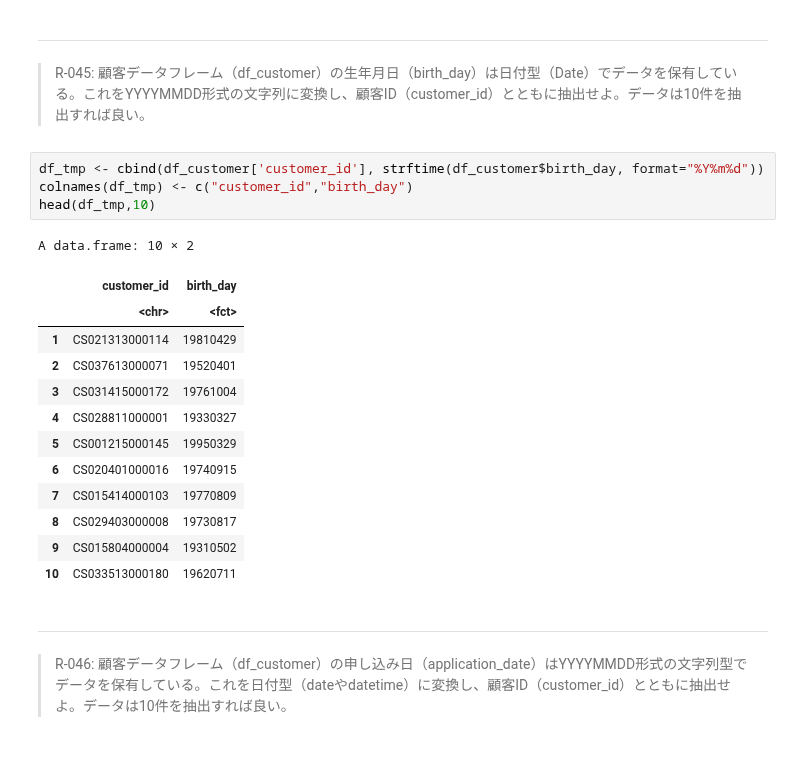
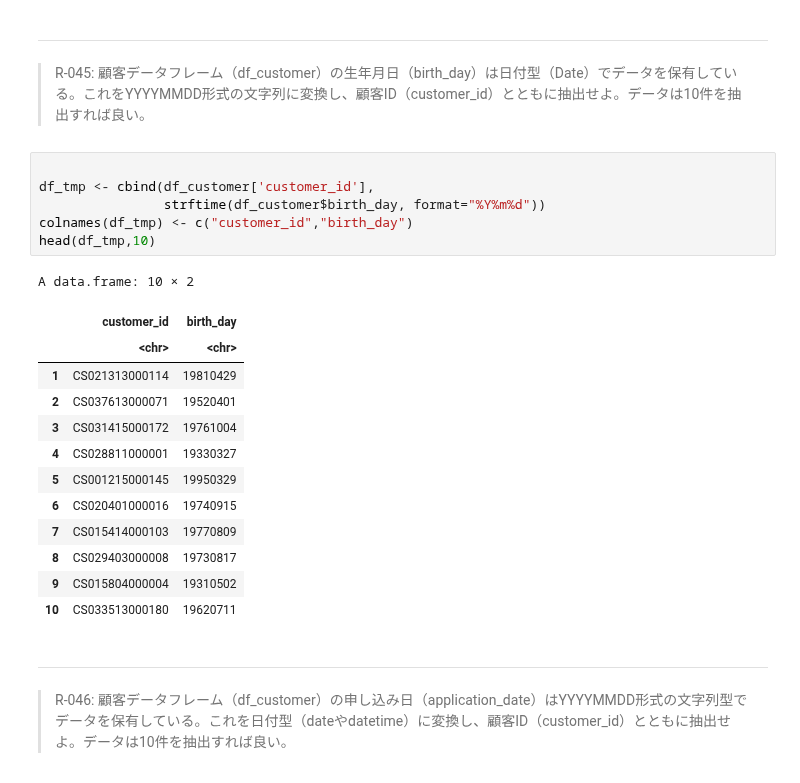
Before and after one commit to The-Japan-DataScientist-Society/100knocks-preprocess, a Jupyter notebook: docker/work/answer/ans_preprocess_knock_R.ipynb, the cells around one changed output. Saved outputs shown, nothing was run; the diff lists cells and outputs as text.

```diff
--- a/docker/work/answer/ans_preprocess_knock_R.ipynb
+++ b/docker/work/answer/ans_preprocess_knock_R.ipynb
@@ -1111,13 +1119,15 @@ A tibble: 27 × 3
 ---
 > R-045: 顧客データフレーム（df_customer）の生年月日（birth_day）は日付型（Date）でデータを保有している。これをYYYYMMDD形式の文字列に変換し、顧客ID（customer_id）とともに抽出せよ。データは10件を抽出すれば良い。
 # %%
-df_tmp <- cbind(df_customer['customer_id'], strftime(df_customer$birth_day, format="%Y%m%d"))
+
+df_tmp <- cbind(df_customer['customer_id'],
+                strftime(df_customer$birth_day, format="%Y%m%d"))
 colnames(df_tmp) <- c("customer_id","birth_day")
 head(df_tmp,10)
 # %% [output]
 A data.frame: 10 × 2
 |  | customer_id | birth_day |
-|  | <chr> | <fct> |
+|  | <chr> | <chr> |
 | 1 | CS021313000114 | 19810429 |
 | 2 | CS037613000071 | 19520401 |
 | 3 | CS031415000172 | 19761004 |
```
Also changed, not shown: parts of 47 cells of this notebook, 5 other files.
